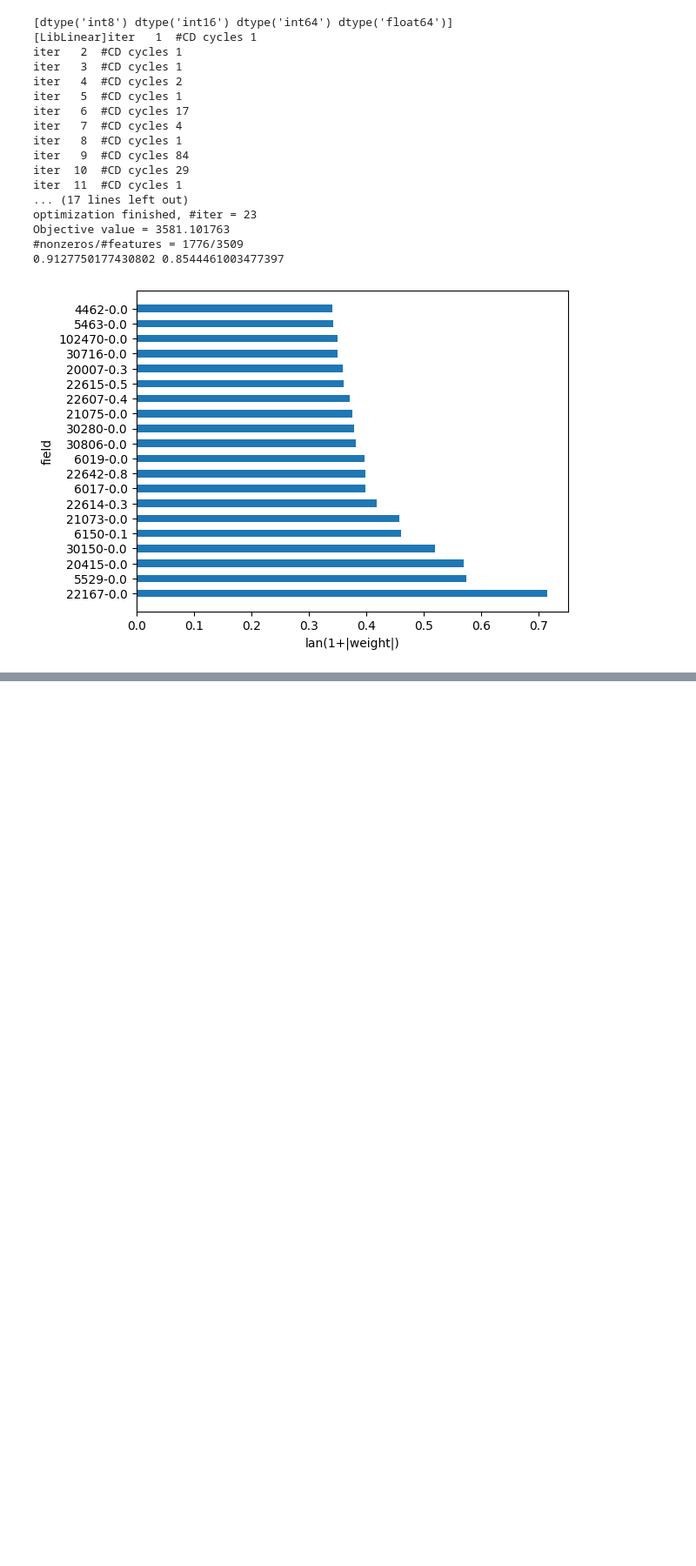
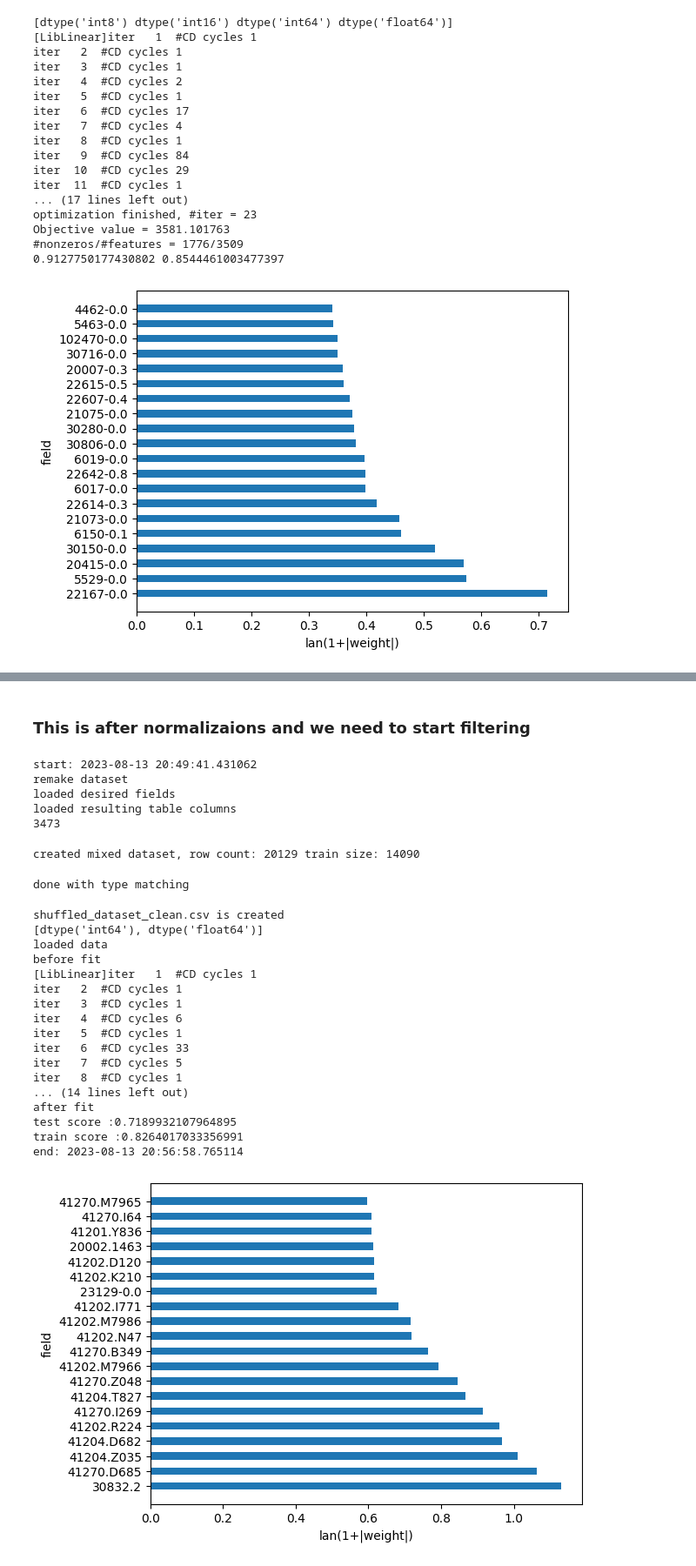
Before and after one commit to Ronemisimus/DVT_Machine_Learning_Research, a Jupyter notebook: server_files/tests.ipynb, the cells around one changed output, grey strips where cells are left out. Shown at 87% size. Cells and saved outputs as stored; diff of their text form; code cells hidden in the pictures; blank space fills up the shorter version.

```diff
--- a/server_files/tests.ipynb
+++ b/server_files/tests.ipynb
@@ -671,0 +767,33 @@ Objective value = 3581.101763
+# %% [markdown]
+<h3>This is after normalizaions and we need to start filtering</h3>
+# %%
+import experiment
+
+clf, x_cols = experiment.experiment("after_normalizaions", False)
+experiment.plot_fields("after_normalizaions", x_cols, clf.coef_[0], 20)
+# %% [output]
+start: 2023-08-13 20:49:41.431062
+remake dataset
+loaded desired fields
+loaded resulting table columns
+3473
+created mixed dataset, row count: 20129 train size: 14090
+done with type matching
+shuffled_dataset_clean.csv is created
+[dtype('int64'), dtype('float64')]
+loaded data
+before fit
+[LibLinear]iter   1  #CD cycles 1
+iter   2  #CD cycles 1
+iter   3  #CD cycles 1
+iter   4  #CD cycles 6
+iter   5  #CD cycles 1
+iter   6  #CD cycles 33
+iter   7  #CD cycles 5
+iter   8  #CD cycles 1
+... (14 lines left out)
+after fit
+test score :0.7189932107964895
+train score :0.8264017033356991
+end: 2023-08-13 20:56:58.765114
+[figure, added]
```
Also changed, not shown: parts of 17 cells of this notebook, 1 other file.
